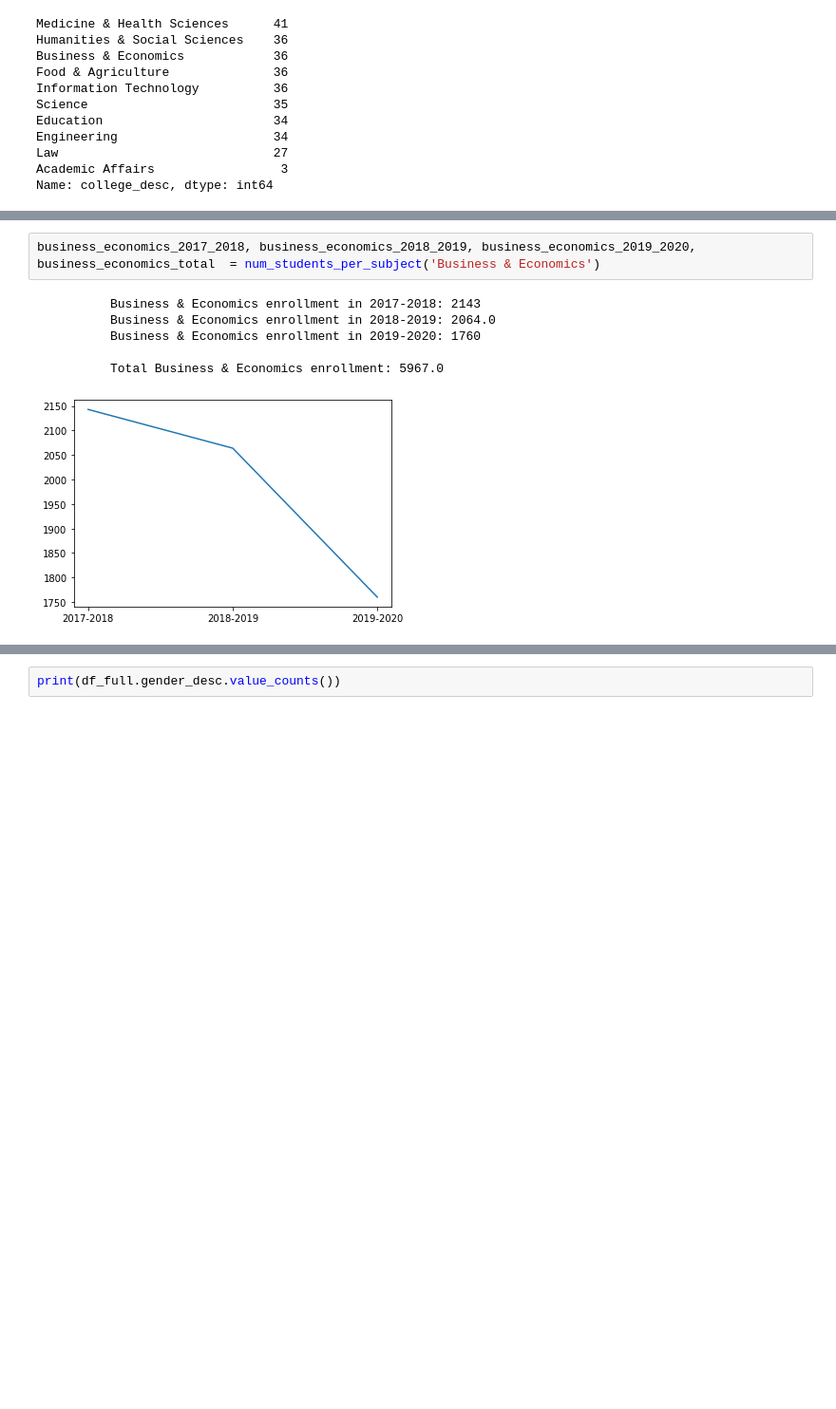
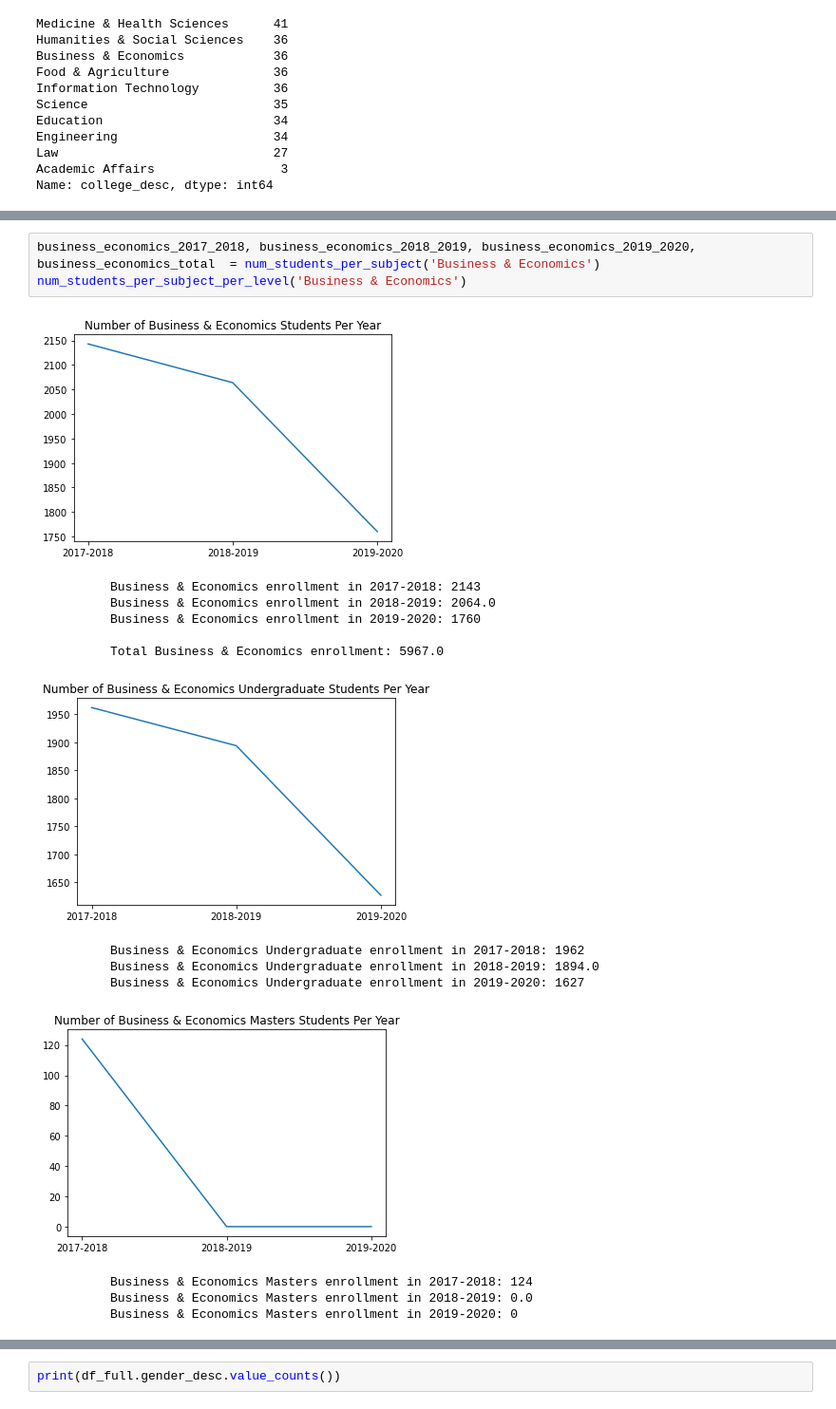
Before and after one commit to Motamensalih/Enrollment-Magnifier, a Jupyter notebook: main.ipynb, the cells around one changed output, grey strips where cells are left out. Shown at 95% size. Saved outputs shown, nothing was run; the diff lists cells and outputs as text; blank space fills up the shorter version.

```diff
--- a/main.ipynb
+++ b/main.ipynb
@@ -128,9 +237,18 @@ humanities_social_sciences_2017_2018, humanities_social_sciences_2018_2019, huma
 # %%
 business_economics_2017_2018, business_economics_2018_2019, business_economics_2019_2020, business_economics_total  = num_students_per_subject('Business & Economics')
+num_students_per_subject_per_level('Business & Economics')
 # %% [output]
+[figure, new version]
           Business & Economics enrollment in 2017-2018: 2143
           Business & Economics enrollment in 2018-2019: 2064.0
           Business & Economics enrollment in 2019-2020: 1760
 
           Total Business & Economics enrollment: 5967.0
-[figure, old version]
+[figure, added]
+          Business & Economics Undergraduate enrollment in 2017-2018: 1962
+          Business & Economics Undergraduate enrollment in 2018-2019: 1894.0
+          Business & Economics Undergraduate enrollment in 2019-2020: 1627
+[figure, added]
+          Business & Economics Masters enrollment in 2017-2018: 124
+          Business & Economics Masters enrollment in 2018-2019: 0.0
+          Business & Economics Masters enrollment in 2019-2020: 0
```
Also changed, not shown: parts of 16 cells of this notebook.
